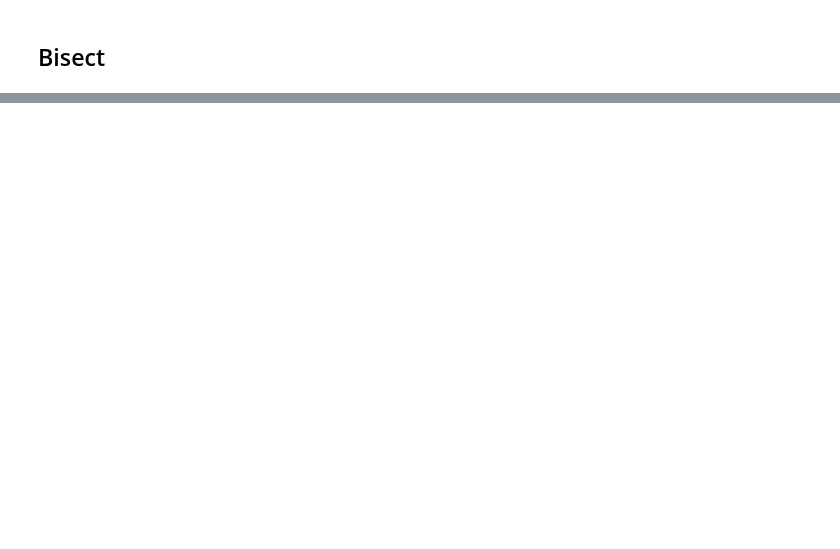
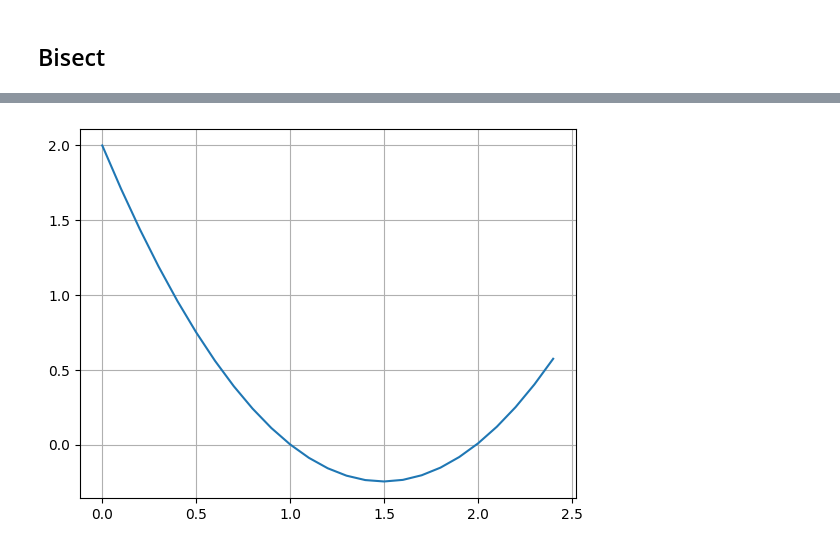
Before and after one commit to xDiaym/diffeq, a Jupyter notebook: sem02/02_roots.ipynb, the cells around one changed output, grey strips where cells are left out. Cells and saved outputs as stored; diff of their text form; code cells hidden in the pictures; blank space fills up the shorter version.

```diff
--- a/sem02/02_roots.ipynb
+++ b/sem02/02_roots.ipynb
@@ -68,0 +93,6 @@ def dfdy(x: float, y: float) -> float:
+# %%
+X = np.arange(0, 2.5, 0.1)
+plt.plot(X, f(X))
+plt.grid()
+# %% [output]
+[figure, added]
```
Also changed, not shown: parts of 9 cells of this notebook.
